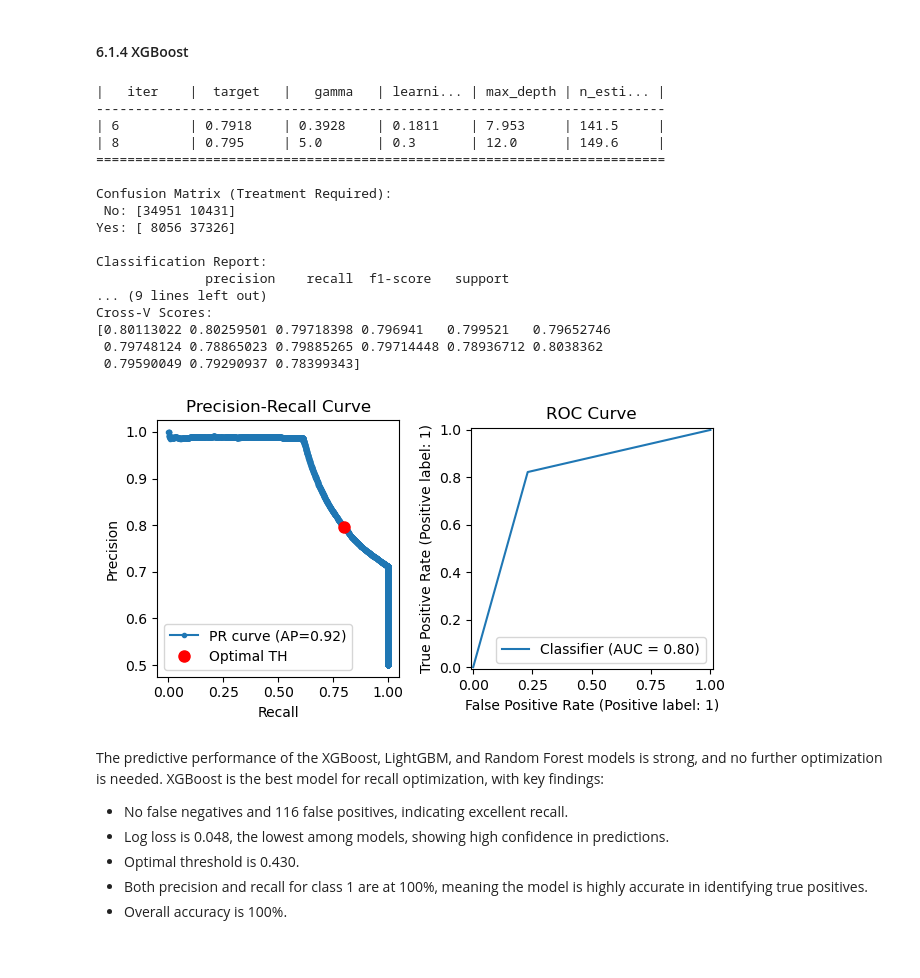
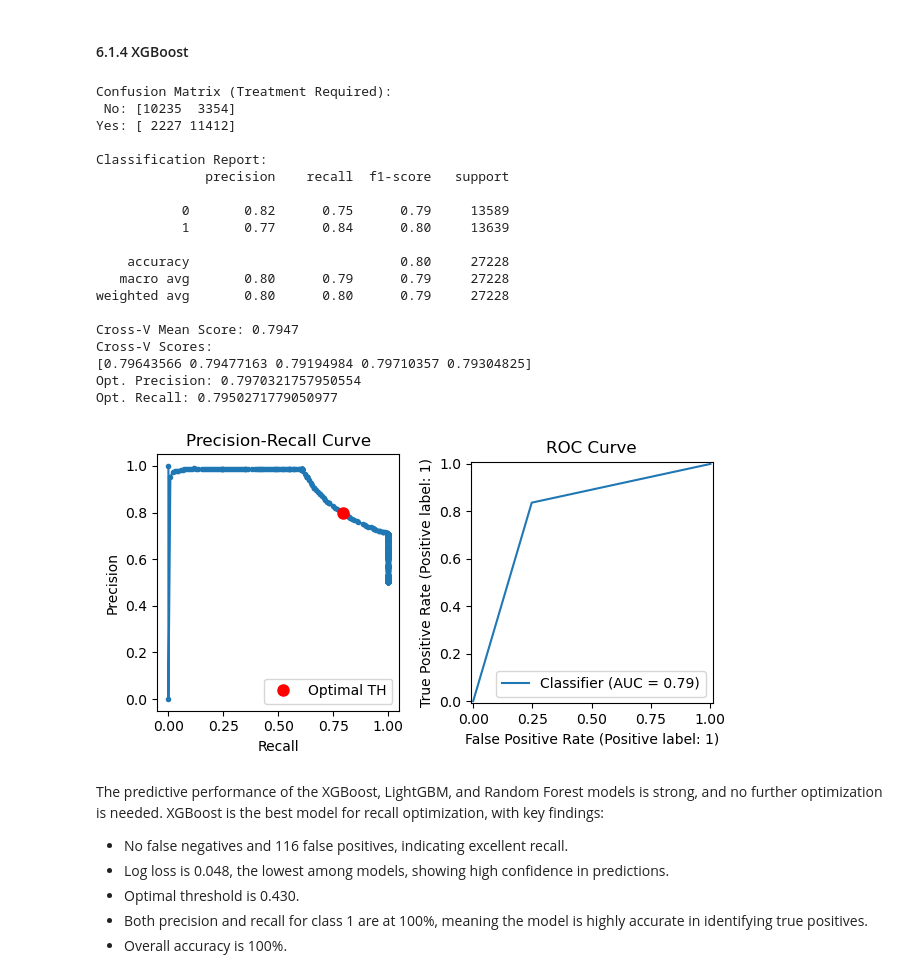
Before and after one commit to judesantos/Springboard_DS_ML, a Jupyter notebook: SpringBoard-DSC_Capstone_Project_2/Modeling/Capstone2_Modeling-Rev3.ipynb, the cells around one changed output. Drawn from its saved outputs; the diff is of its cells as text; code cells hidden in the pictures.

```diff
--- a/SpringBoard-DSC_Capstone_Project_2/Modeling/Capstone2_Modeling-Rev3.ipynb
+++ b/SpringBoard-DSC_Capstone_Project_2/Modeling/Capstone2_Modeling-Rev3.ipynb
@@ -65,7 +65,8 @@ utils.verbose=1
 # %% [markdown]
 ## 3. Load Data
 # %%
-mh_df = pd.read_csv('../data/MentalHealthDataset.csv')
+mh_raw_df = pd.read_csv('../data/MentalHealthDataset.csv')
+mh_df = mh_raw_df.copy()
 # %% [markdown]
 ## 4. Analyze Data
 # %%
@@ -404,30 +401,32 @@ Cross-V Scores:
 # %%
 # Evaluate XGBoost model
 #
 
 # Get hyper-parameter optimized model instance
 model = utils.get_optimized_xgb_model(mh_o)
 # Run evaluation
-eda.model_evaluation_test(mh_o, target, model)
+eda.model_evaluation_test(mh_o, model)
 # %% [output]
-|   iter    |  target   |   gamma   | learni... | max_depth | n_esti... |
--------------------------------------------------------------------------
-| 6         | 0.7918    | 0.3928    | 0.1811    | 7.953     | 141.5     |
-| 8         | 0.795     | 5.0       | 0.3       | 12.0      | 149.6     |
-=========================================================================
-
 Confusion Matrix (Treatment Required):
- No: [34951 10431]
-Yes: [ 8056 37326]
+ No: [10235  3354]
+Yes: [ 2227 11412]
 
 Classification Report:
               precision    recall  f1-score   support
-... (9 lines left out)
+
+           0       0.82      0.75      0.79     13589
+           1       0.77      0.84      0.80     13639
+
+    accuracy                           0.80     27228
+   macro avg       0.80      0.79      0.79     27228
+weighted avg       0.80      0.80      0.79     27228
+
+Cross-V Mean Score: 0.7947
 Cross-V Scores:
-[0.80113022 0.80259501 0.79718398 0.796941   0.799521   0.79652746
- 0.79748124 0.78865023 0.79885265 0.79714448 0.78936712 0.8038362
- 0.79590049 0.79290937 0.78399343]
+[0.79643566 0.79477163 0.79194984 0.79710357 0.79304825]
+Opt. Precision: 0.7970321757950554
+Opt. Recall: 0.7950271779050977
-[figure, old version]
+[figure, new version]
 # %% [markdown]
 The predictive performance of the XGBoost, LightGBM, and Random Forest models is strong, and no further optimization is needed. XGBoost is the best model for recall optimization, with key findings:
 
```
Also changed, not shown: parts of 22 cells of this notebook, 2 other files.
